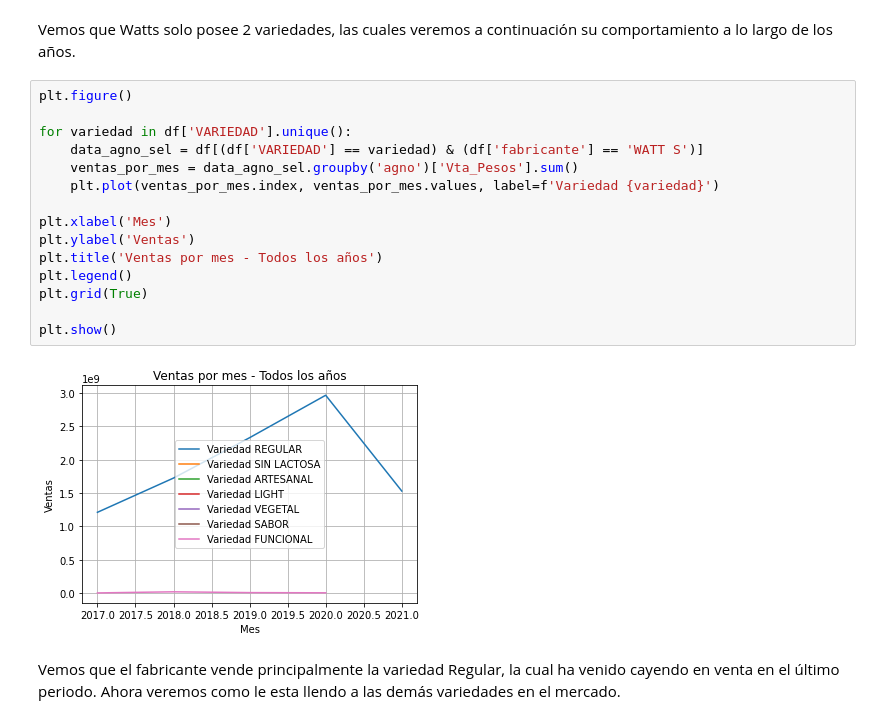
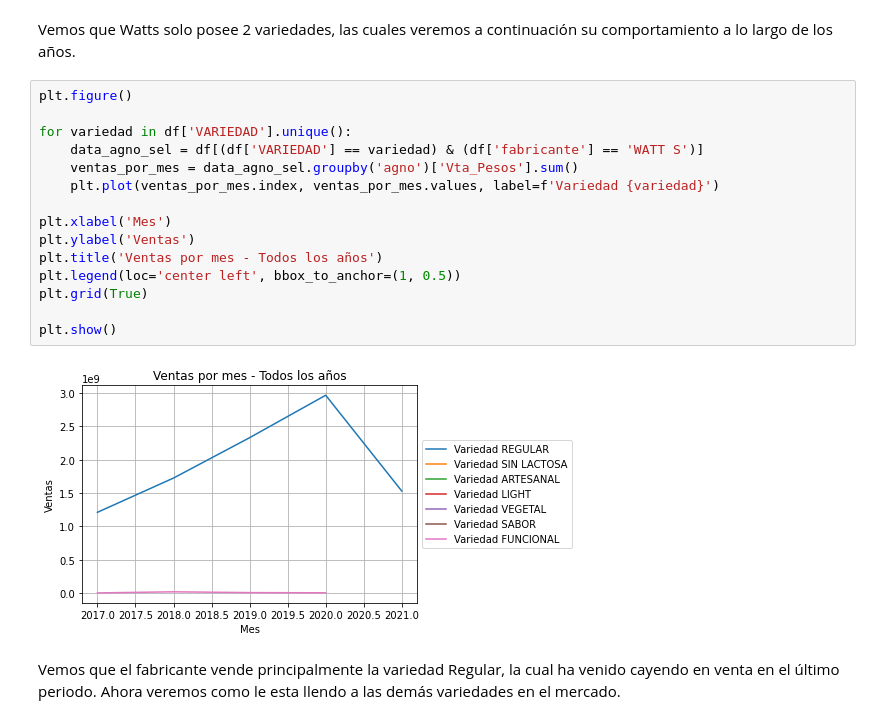
Before and after one commit to mariosanchez5/proyecto_manjar, a Jupyter notebook: 3.Análisis y oportunidades Watts.ipynb, the cells around one changed output. Cells and saved outputs as stored; diff of their text form.

```diff
--- a/3.Análisis y oportunidades Watts.ipynb
+++ b/3.Análisis y oportunidades Watts.ipynb
@@ -82,20 +82,20 @@ Vemos que Watts solo posee 2 variedades, las cuales veremos a continuación su c
 # %%
 plt.figure()
 
 for variedad in df['VARIEDAD'].unique():
     data_agno_sel = df[(df['VARIEDAD'] == variedad) & (df['fabricante'] == 'WATT S')]
     ventas_por_mes = data_agno_sel.groupby('agno')['Vta_Pesos'].sum()
     plt.plot(ventas_por_mes.index, ventas_por_mes.values, label=f'Variedad {variedad}')
 
 plt.xlabel('Mes')
 plt.ylabel('Ventas')
 plt.title('Ventas por mes - Todos los años')
-plt.legend()
+plt.legend(loc='center left', bbox_to_anchor=(1, 0.5))
 plt.grid(True)
 
 plt.show()
 # %% [output]
-[figure, old version]
+[figure, new version]
 # %% [markdown]
 Vemos que el fabricante vende principalmente la variedad Regular, la cual ha venido cayendo en venta en el último periodo. Ahora veremos como le esta llendo a las demás variedades en el mercado.
 # %%
```
Also changed, not shown: parts of 14 cells of this notebook.
